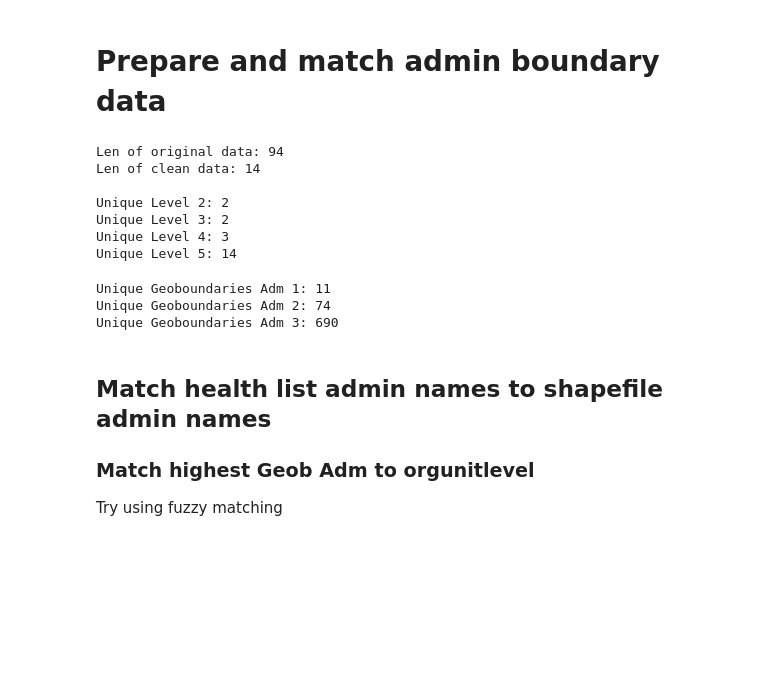
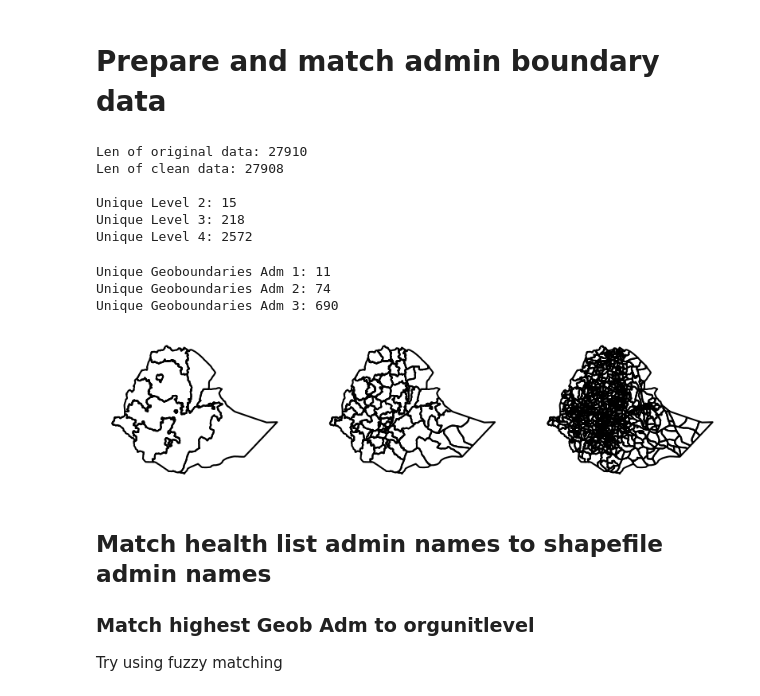
Before and after one commit to catsbergers/health-equity-diagnostics, a Jupyter notebook: notebooks/gwu_holcomb/1-Preprocessing_ETH.ipynb, the cells around one changed output. Cells and saved outputs as stored; diff of their text form; code cells hidden in the pictures; blank space fills up the shorter version.

```diff
--- a/notebooks/gwu_holcomb/1-Preprocessing_ETH.ipynb
+++ b/notebooks/gwu_holcomb/1-Preprocessing_ETH.ipynb
@@ -65,16 +115,15 @@ org_level_words_to_remove = [" District", " PHCU", " Regional Health Bureau", "
 # %%
-geob_arr = ppu.get_geoboundares(num_admin_levels, iso3)
+geob_arr = ppu.get_geoboundaries(num_admin_levels, iso3)
-# %%
-master_table = ppu.process_masterDF(input_dir, input_filename)
-master_table.to_csv(f"{input_dir}/temp_{iso3}_clean.csv")
-# %% [output]
-Len of original data: 94
-Len of clean data: 14
-
-Unique Level 2: 2
-Unique Level 3: 2
-Unique Level 4: 3
-Unique Level 5: 14
+# %%
+master_table = ppu.process_masterDF(input_dir, input_filename, num_org_levels, check_dupe_cols=CHECK_DUPLICATE_COLS,
+                                    cols_to_drop=COLS_TO_DROP)
+# %% [output]
+Len of original data: 27910
+Len of clean data: 27908
+
+Unique Level 2: 15
+Unique Level 3: 218
+Unique Level 4: 2572
 # %%
 geobList_arr = []
 for idx, geob in enumerate(geob_arr):
@@ -87,6 +136,12 @@ for idx, geob in enumerate(geob_arr):
 Unique Geoboundaries Adm 1: 11
 Unique Geoboundaries Adm 2: 74
 Unique Geoboundaries Adm 3: 690
+# %%
+fig, ax = plt.subplots(1, num_admin_levels, figsize=(10,10))
+for idx, geob in enumerate(geob_arr):
+    geob.boundary.plot(ax=ax[idx], color='black').set_axis_off()
+# %% [output]
+[figure, added]
 # %% [markdown]
 ## Match health list admin names to shapefile admin names
 ### Match highest Geob Adm to orgunitlevel
```
Also changed, not shown: parts of 5 cells of this notebook, 10 other files.
